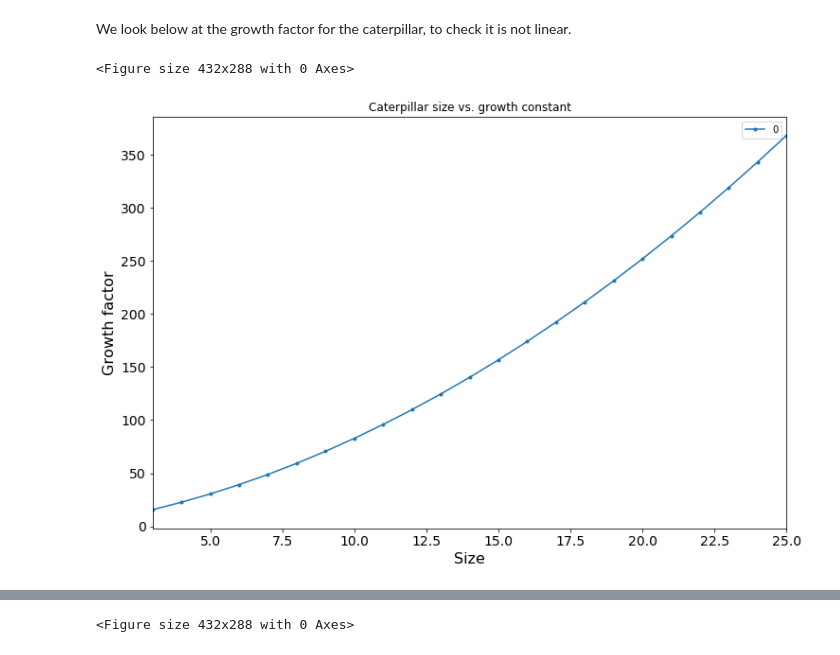
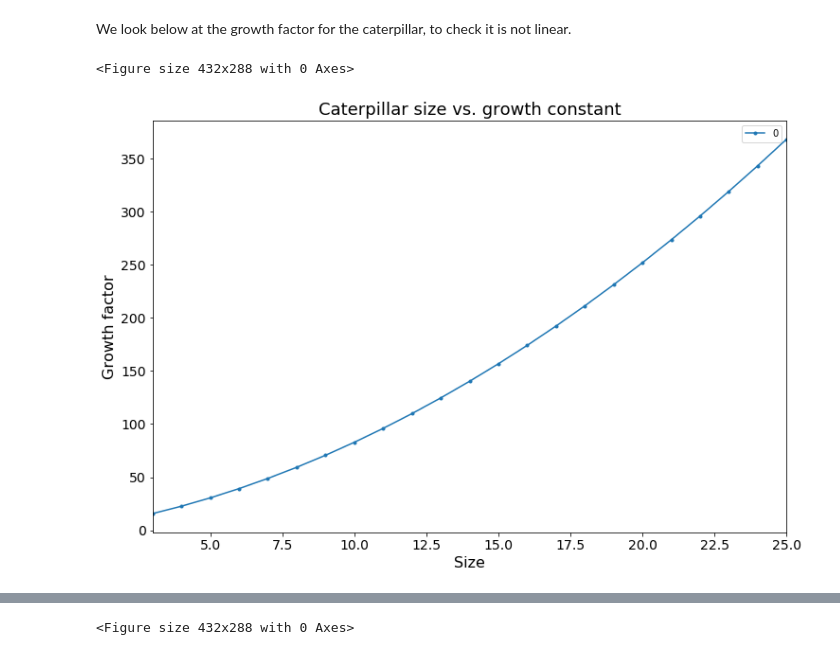
Before and after one commit to cchauve/DLT-Histories, a Jupyter notebook: doc/notebooks/Paper_figures.ipynb, the cells around one changed output, grey strips where cells are left out. Cells and saved outputs as stored; diff of their text form; code cells hidden in the pictures.

```diff
--- a/doc/notebooks/Paper_figures.ipynb
+++ b/doc/notebooks/Paper_figures.ipynb
@@ -226,10 +205,11 @@ We look below at the growth factor for the caterpillar, to check it is not linea
 # %%
 plt.figure()
 ax_asympt3 = pd.DataFrame(RESULTS_ASYMPTOTICS_U_DL[0]).plot(kind='line', style='.-', figsize=(12,8), title='Caterpillar size vs. growth constant', fontsize=14)
+ax_asympt3.title.set_size(18)
 ax_asympt3.set_xlabel('Size', fontsize=16)
 ax_asympt3.set_ylabel('Growth factor', fontsize=16)
 plt.savefig('Caterpillar_size_vs_exp_growth_U_DL.png')
 plt.show()
 # %% [output]
 <Figure size 432x288 with 0 Axes>
-[figure, old version]
+[figure, new version]
```
Also changed, not shown: parts of 8 cells of this notebook.
